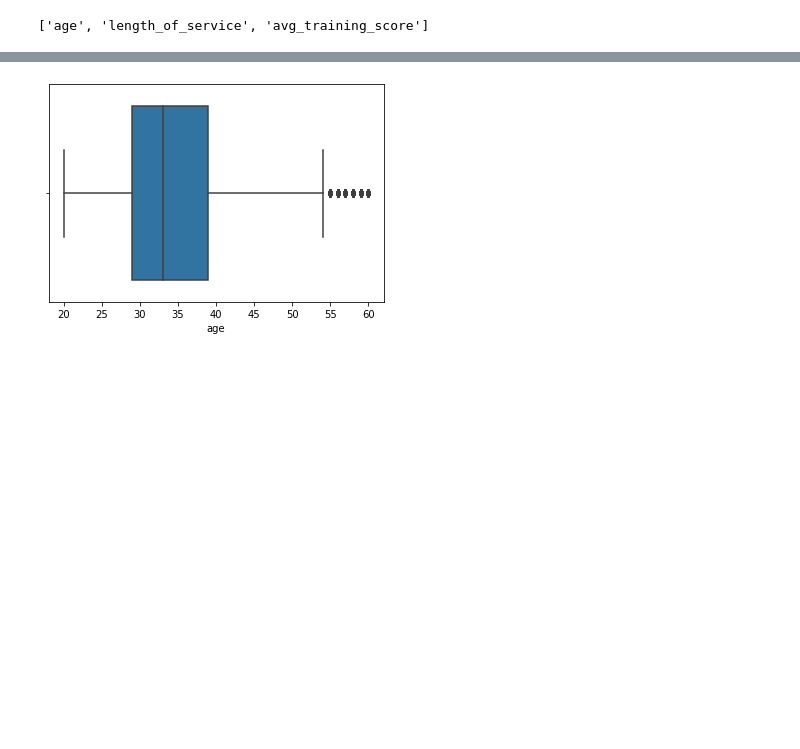
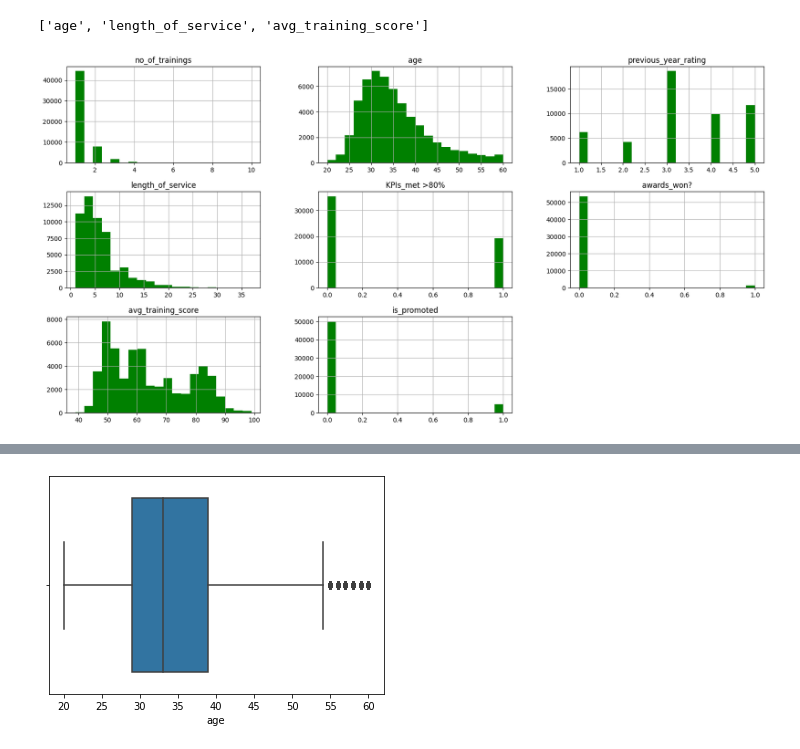
Before and after one commit to Amalvs007/HR_Analytics_Project, a Jupyter notebook: HR_Analytics.ipynb, the cells around one changed output, grey strips where cells are left out. Saved outputs shown, nothing was run; the diff lists cells and outputs as text; code cells hidden in the pictures; blank space fills up the shorter version.

```diff
--- a/HR_Analytics.ipynb
+++ b/HR_Analytics.ipynb
@@ -202,3 +180,10 @@ discreteCols
 continuousCols
 # %% [output]
 ['age', 'length_of_service', 'avg_training_score']
+# %%
+#Data distribution
+
+df.hist(bins = 20, figsize = (20,10), color = 'g')
+plt.show()
+# %% [output]
+[figure, added]
```
Also changed, not shown: parts of 41 cells of this notebook.
